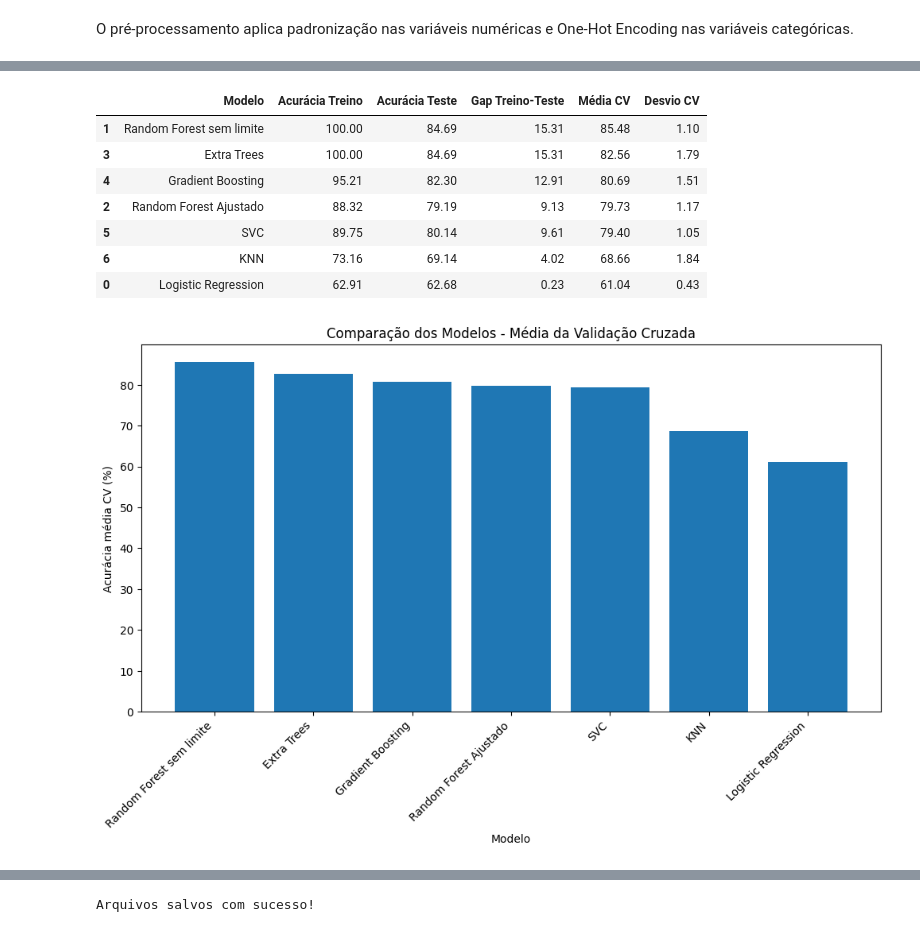
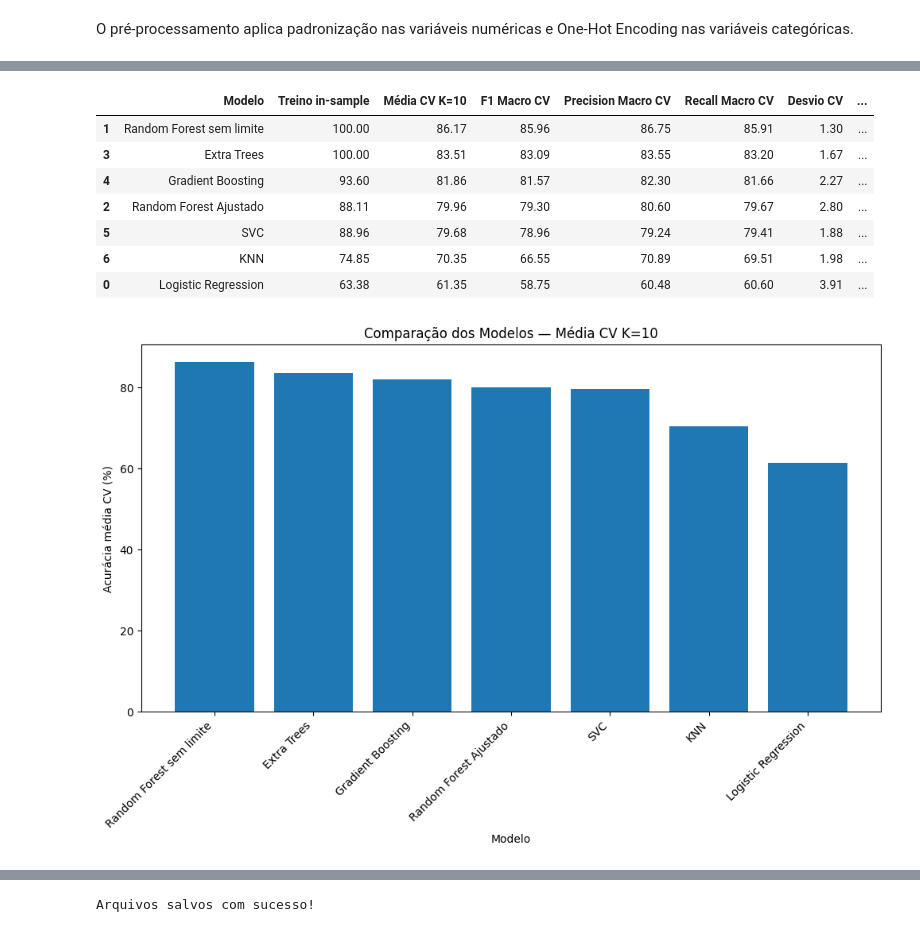
Before and after one commit to Marconiadsf/tech-challenge-obesity, a Jupyter notebook: notebook_modelagem.ipynb, the cells around one changed output, grey strips where cells are left out. Saved outputs shown, nothing was run; the diff lists cells and outputs as text; code cells hidden in the pictures.

```diff
--- a/notebook_modelagem.ipynb
+++ b/notebook_modelagem.ipynb
@@ -39,7 +47,7 @@ import joblib
 
 A base utilizada no projeto é o arquivo `Obesity.csv`, disponibilizado no desafio.
 # %%
-df = pd.read_csv("Obesity.csv")
+df = pd.read_csv("obesity.csv")
 
 df.head()
 # %% [output]
@@ -136,4 +159,0 @@ Quantidade de duplicatas: 24
-# %%
-df = df.drop_duplicates().reset_index(drop=True)
-
-print("Shape após remoção de duplicatas:", df.shape)
@@ -270,0 +404,7 @@ Teste: (418, 14)
+# %%
+# Estratégia de validação cruzada — avaliador único
+cv = StratifiedKFold(n_splits=10, shuffle=True, random_state=42)
+
+print("Validação cruzada: StratifiedKFold com K=10")
+print(f"Total de amostras: {X.shape[0]}")
+print(f"Amostras por fold (aprox.): {X.shape[0] // 10}")
@@ -388,31 +499,32 @@ resultados_modelos
 # %%
 resultado_formatado = resultados_modelos.copy()
 
-for col in ["Acurácia Treino", "Acurácia Teste", "Gap Treino-Teste", "Média CV", "Desvio CV"]:
+for col in ["Treino in-sample", "Média CV K=10", "F1 Macro CV",
+            "Precision Macro CV", "Recall Macro CV", "Desvio CV", "Gap Treino-CV"]:
     resultado_formatado[col] = (resultado_formatado[col] * 100).round(2)
 
-resultado_formatado.sort_values(by="Média CV", ascending=False)
+resultado_formatado.sort_values(by="Média CV K=10", ascending=False)
 # %% [output]
-|  | Modelo | Acurácia Treino | Acurácia Teste | Gap Treino-Teste | Média CV | Desvio CV |
-| 1 | Random Forest sem limite | 100.00 | 84.69 | 15.31 | 85.48 | 1.10 |
-| 3 | Extra Trees | 100.00 | 84.69 | 15.31 | 82.56 | 1.79 |
-| 4 | Gradient Boosting | 95.21 | 82.30 | 12.91 | 80.69 | 1.51 |
-| 2 | Random Forest Ajustado | 88.32 | 79.19 | 9.13 | 79.73 | 1.17 |
-| 5 | SVC | 89.75 | 80.14 | 9.61 | 79.40 | 1.05 |
-| 6 | KNN | 73.16 | 69.14 | 4.02 | 68.66 | 1.84 |
-| 0 | Logistic Regression | 62.91 | 62.68 | 0.23 | 61.04 | 0.43 |
+|  | Modelo | Treino in-sample | Média CV K=10 | F1 Macro CV | Precision Macro CV | Recall Macro CV | Desvio CV | ... |
+| 1 | Random Forest sem limite | 100.00 | 86.17 | 85.96 | 86.75 | 85.91 | 1.30 | ... |
+| 3 | Extra Trees | 100.00 | 83.51 | 83.09 | 83.55 | 83.20 | 1.67 | ... |
+| 4 | Gradient Boosting | 93.60 | 81.86 | 81.57 | 82.30 | 81.66 | 2.27 | ... |
+| 2 | Random Forest Ajustado | 88.11 | 79.96 | 79.30 | 80.60 | 79.67 | 2.80 | ... |
+| 5 | SVC | 88.96 | 79.68 | 78.96 | 79.24 | 79.41 | 1.88 | ... |
+| 6 | KNN | 74.85 | 70.35 | 66.55 | 70.89 | 69.51 | 1.98 | ... |
+| 0 | Logistic Regression | 63.38 | 61.35 | 58.75 | 60.48 | 60.60 | 3.91 | ... |
 # %%
 plt.figure(figsize=(12, 6))
 
 plt.bar(
     resultado_formatado["Modelo"],
-    resultado_formatado["Média CV"]
+    resultado_formatado["Média CV K=10"]
 )
 
-plt.title("Comparação dos Modelos - Média da Validação Cruzada")
+plt.title("Comparação dos Modelos — Média CV K=10")
 plt.xlabel("Modelo")
 plt.ylabel("Acurácia média CV (%)")
 plt.xticks(rotation=45, ha="right")
 plt.show()
 # %% [output]
-[figure, old version]
+[figure, new version]
```
Also changed, not shown: parts of 54 cells of this notebook.
